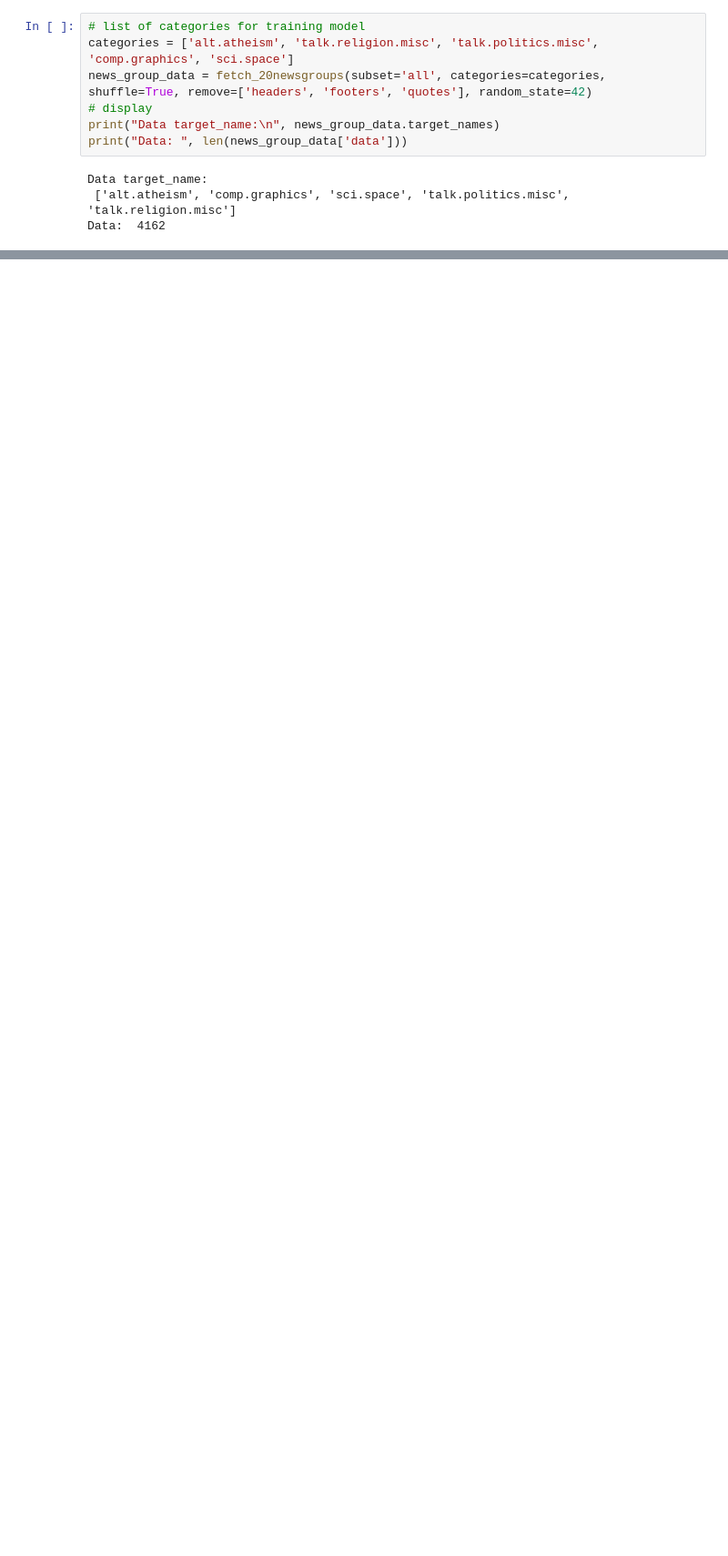
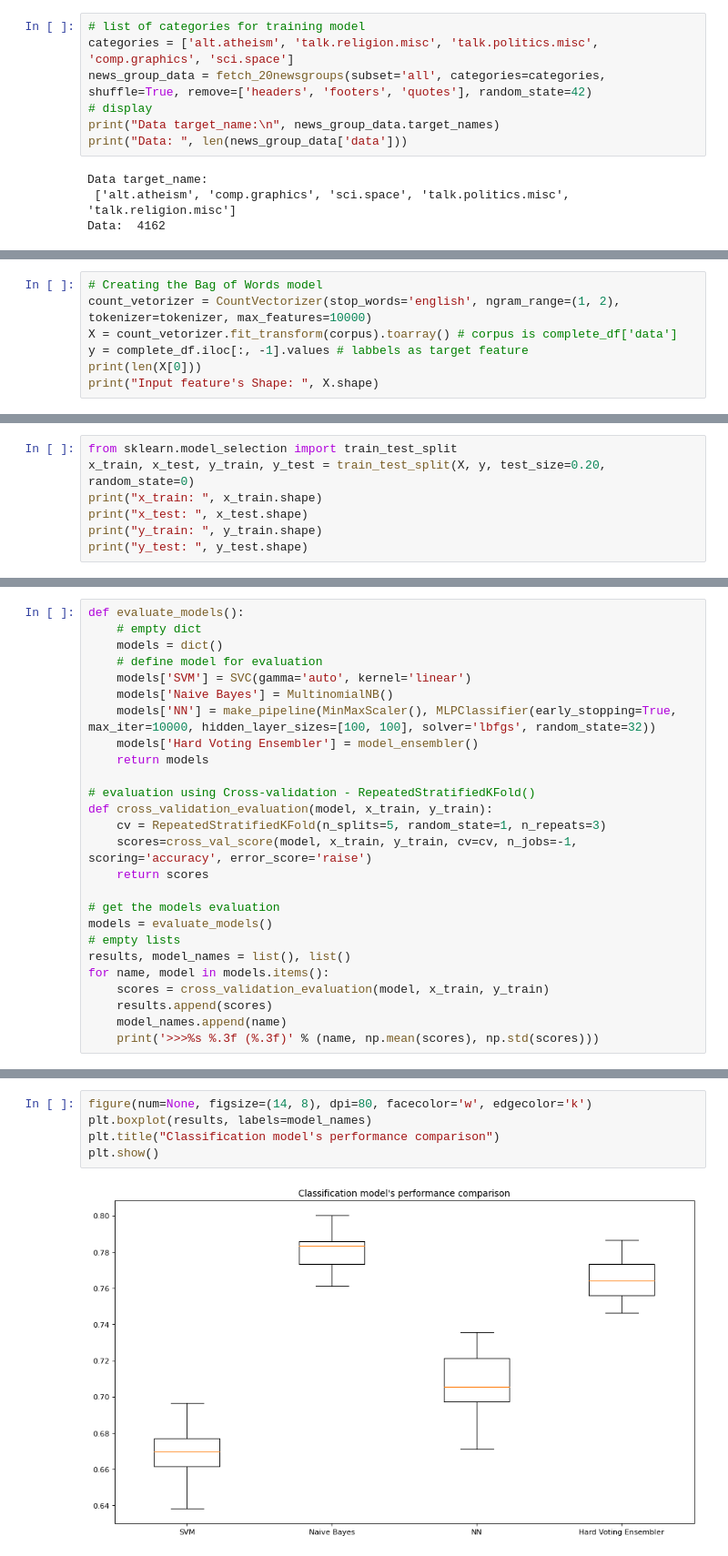
Before and after one commit to surenKanwal/NLP, a Jupyter notebook: TextClassification/20NewsGroup_classification.ipynb, the cells around one changed output, grey strips where cells are left out. Shown: that part at 91% size. Saved outputs shown, nothing was run; the diff lists cells and outputs as text; blank space fills up the shorter version.

```diff
--- a/TextClassification/20NewsGroup_classification.ipynb
+++ b/TextClassification/20NewsGroup_classification.ipynb
@@ -128,0 +146,7 @@ TypeError: expected string or bytes-like object
+# %%
+# Creating the Bag of Words model
+count_vetorizer = CountVectorizer(stop_words='english', ngram_range=(1, 2), tokenizer=tokenizer, max_features=10000)
+X = count_vetorizer.fit_transform(corpus).toarray() # corpus is complete_df['data']
+y = complete_df.iloc[:, -1].values # labbels as target feature
+print(len(X[0]))
+print("Input feature's Shape: ", X.shape)
@@ -128,0 +159,7 @@ TypeError: expected string or bytes-like object
+# %%
+from sklearn.model_selection import train_test_split
+x_train, x_test, y_train, y_test = train_test_split(X, y, test_size=0.20, random_state=0)
+print("x_train: ", x_train.shape)
+print("x_test: ", x_test.shape)
+print("y_train: ", y_train.shape)
+print("y_test: ", y_test.shape)
@@ -128,0 +198,26 @@ TypeError: expected string or bytes-like object
+# %%
+def evaluate_models():
+    # empty dict
+    models = dict()
+    # define model for evaluation
+    models['SVM'] = SVC(gamma='auto', kernel='linear')
+    models['Naive Bayes'] = MultinomialNB()
+    models['NN'] = make_pipeline(MinMaxScaler(), MLPClassifier(early_stopping=True, max_iter=10000, hidden_layer_sizes=[100, 100], solver='lbfgs', random_state=32))
+    models['Hard Voting Ensembler'] = model_ensembler()
+    return models
+
+# evaluation using Cross-validation - RepeatedStratifiedKFold()
+def cross_validation_evaluation(model, x_train, y_train):
+    cv = RepeatedStratifiedKFold(n_splits=5, random_state=1, n_repeats=3)
+    scores=cross_val_score(model, x_train, y_train, cv=cv, n_jobs=-1, scoring='accuracy', error_score='raise')
+    return scores
+
+# get the models evaluation
+models = evaluate_models()
+# empty lists
+results, model_names = list(), list()
+for name, model in models.items():
+    scores = cross_validation_evaluation(model, x_train, y_train)
+    results.append(scores)
+    model_names.append(name)
+    print('>>>%s %.3f (%.3f)' % (name, np.mean(scores), np.std(scores)))
@@ -128,0 +232,7 @@ TypeError: expected string or bytes-like object
+# %%
+figure(num=None, figsize=(14, 8), dpi=80, facecolor='w', edgecolor='k')
+plt.boxplot(results, labels=model_names)
+plt.title("Classification model's performance comparison")
+plt.show()
+# %% [output]
+[figure, added]
```
Also changed, not shown: parts of 26 cells of this notebook.
